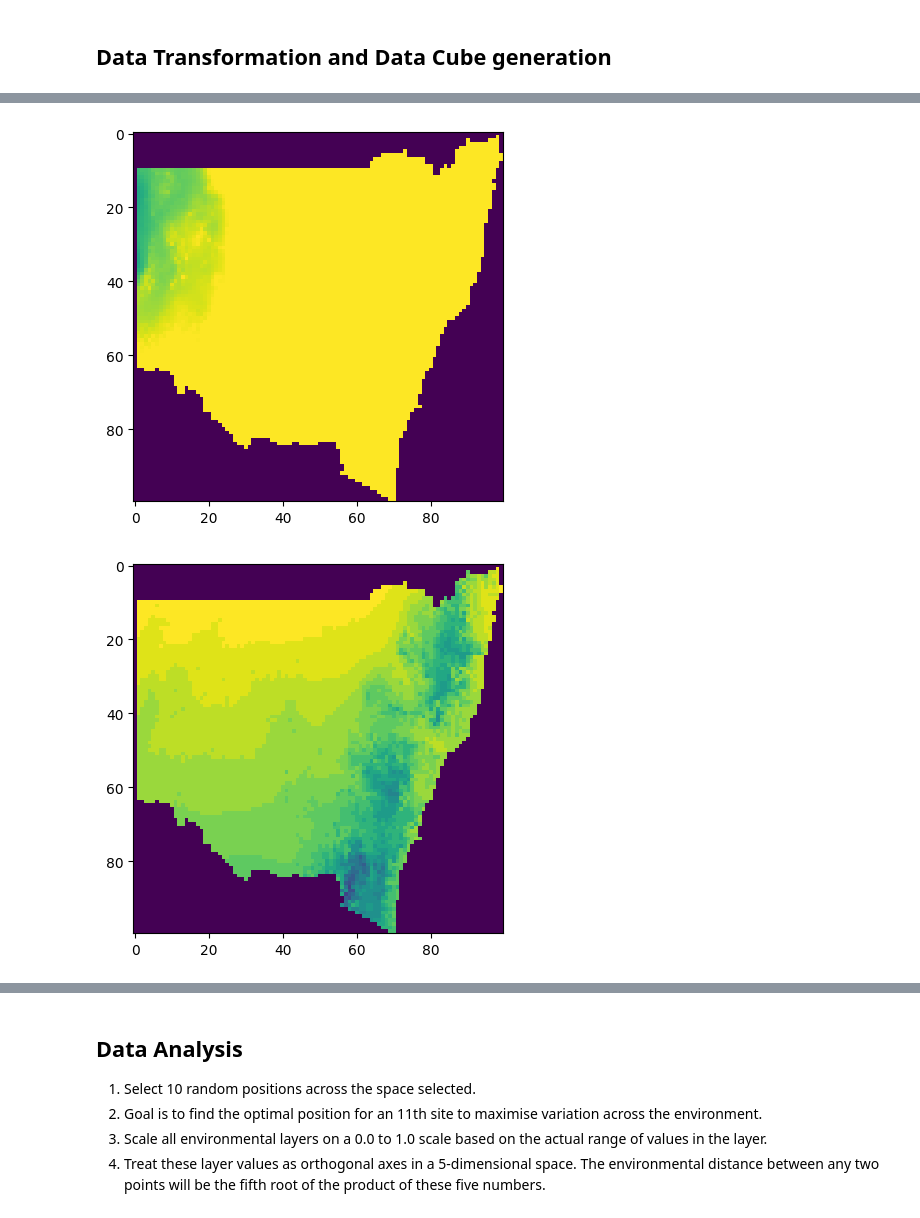
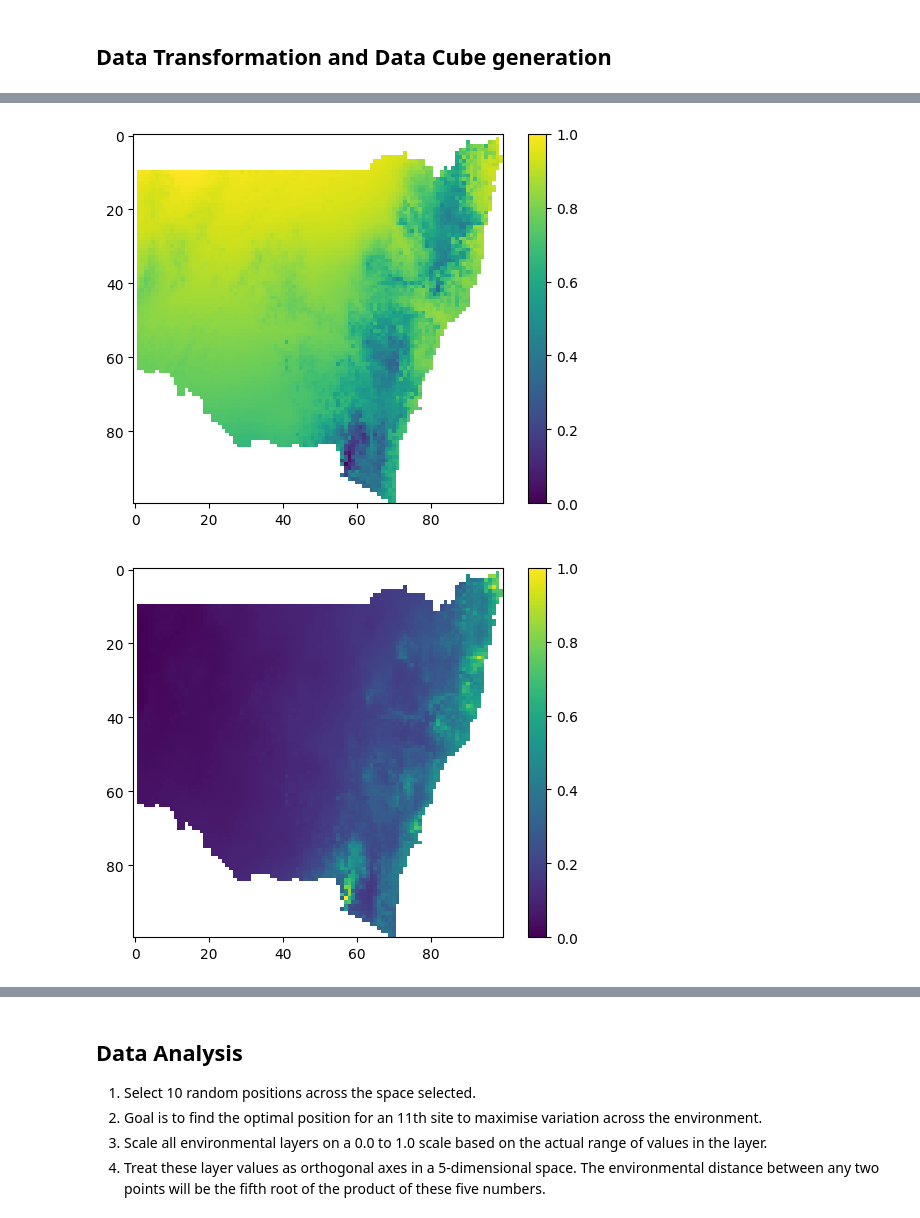
Before and after one commit to aus-plant-phenomics-network/mccn-case-studies, a Jupyter notebook: Case 3/MCCN-CASE 3.ipynb, the cells around one changed output, grey strips where cells are left out. Cells and saved outputs as stored; diff of their text form; code cells hidden in the pictures.

Commit message:
case study 3

```diff
--- a/Case 3/MCCN-CASE 3.ipynb
+++ b/Case 3/MCCN-CASE 3.ipynb
@@ -31,0 +34,14 @@ Notes:
+# %%
+from concurrent.futures import ProcessPoolExecutor
+from stac_generator.factory import StacGeneratorFactory
+from stac_generator.core.base import StacSerialiser, StacCollectionConfig
+from pathlib import Path
+
+parent_path = Path(__name__).parents[0]
+config_path = parent_path / "config.json"
+generated_path = parent_path/"generated"
+
+with ProcessPoolExecutor(max_workers=8) as pool:
+    generator = StacGeneratorFactory.get_collection_generator(config_path, StacCollectionConfig(id="Collection"), pool=pool)
+    serialiser = StacSerialiser(generator, generated_path.as_posix())
+    serialiser()
@@ -33,12 +68,9 @@ Notes:
 ## Data Transformation and Data Cube generation
 # %%
 from mccn.client import MCCN
-import os
-from pathlib import Path
+import matplotlib.pyplot as plt
 
-data_dir = os.path.join('case_study_3_stac', 'collection.json')
-# engine = MCCN(endpoint=data_dir, shape=100)
-engine = MCCN(data_dir, "collection", 100, raster_dtype="uint8")
+engine = MCCN(endpoint=generated_path/"collection.json", shape=100)
 # %%
 all_data = engine.load()
 # %%
@@ -63,0 +100,18 @@ Data variables: (12/17)
+# %%
+filtered = all_data.where((all_data > -1e3),np.nan)
+# %%
+scaled_data = filtered.copy()
+
+# Scale each variable to 0-1 range
+for var in scaled_data.data_vars:
+    # Get min and max for the current variable
+    var_min = float(scaled_data[var].min())
+    var_max = float(scaled_data[var].max())
+
+    # Apply min-max scaling
+    scaled_data[var] = (scaled_data[var] - var_min) / (var_max - var_min)
+
+    # Print the scaling factors for reference
+    print(f"Scaling for {var}:")
+    print(f"Original range: {var_min:.2f} to {var_max:.2f}")
+    print(f"Scaled range: {float(scaled_data[var].min()):.2f} to {float(scaled_data[var].max()):.2f}")
@@ -64,13 +162,13 @@ Data variables: (12/17)
 # %%
-import matplotlib.pyplot as plt
-plt.imshow(all_data.rainfall_mm.values[0, :, :])
+plt.imshow(scaled_data.temperature_celsius.values[0, :, :])
+plt.colorbar()
 plt.show()
 # %% [output]
-[figure, old version]
+[figure, new version]
 # %%
-import matplotlib.pyplot as plt
-plt.imshow(all_data.temperature_celsius.values[0, :, :])
+plt.imshow(scaled_data.rainfall_mm.values[0, :, :])
+plt.colorbar()
 plt.show()
 # %% [output]
-[figure, old version]
+[figure, new version]
 # %%
```
Also changed, not shown: parts of 20 cells of this notebook, 19 other files.
